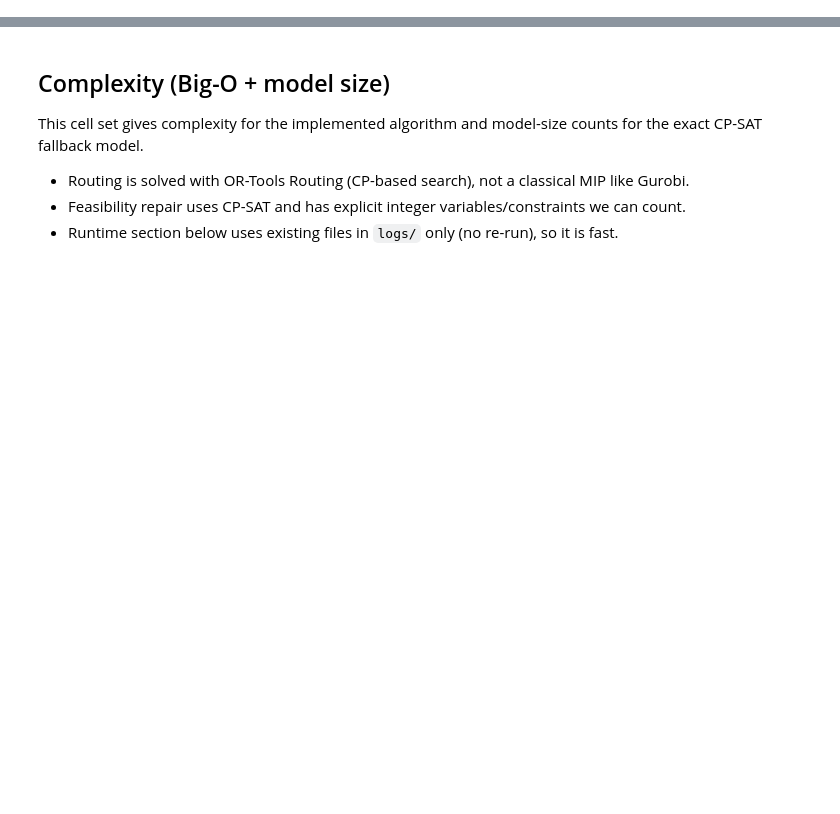
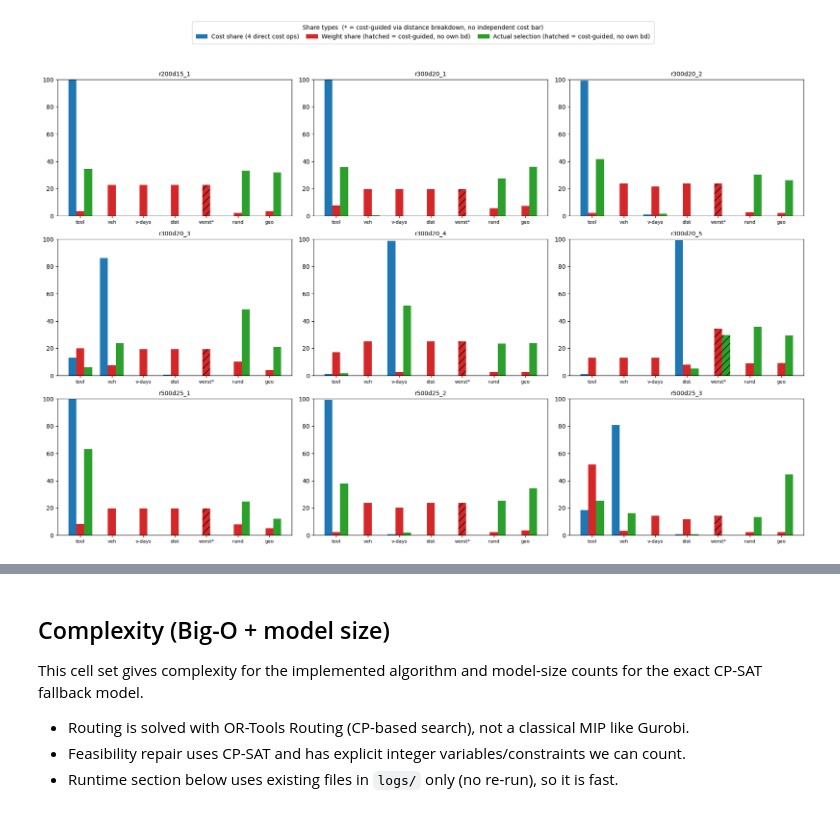
Before and after one commit to Iwe-Coumou/OC_routing, a Jupyter notebook: analysis.ipynb, the cells around one changed output, grey strips where cells are left out. Cells and saved outputs as stored; diff of their text form; code cells hidden in the pictures; blank space fills up the shorter version.

```diff
--- a/analysis.ipynb
+++ b/analysis.ipynb
@@ -194,6 +441,8 @@ plt.ylim(0, 1)
 all_ops = ['tool', 'vehicle', 'vehicle_days', 'distance', 'worst_day', 'random', 'geo']
 wb_cols = ['wb_tool', 'wb_vehicle', 'wb_veh_days', 'wb_distance', 'wb_worst', 'wb_random', 'wb_geo']
 bd_cols = ['bd_tool', 'bd_vehicle', 'bd_veh_days', 'bd_distance']
+
+COST_GUIDED_NO_OWN_BD = {'worst_day'}   # cost-guided but no independent breakdown column
 
 names = sorted(dfs.keys())
 cols = 3
@@ -207,55 +456,77 @@ for i, name in enumerate(names):
     df = dfs[name]
     final = df.iloc[-1]
 
-    # 1) Cost share: only defined for the four cost-targeted operators
+
     bd = [final[c] for c in bd_cols]
-    bd_pct = [b / sum(bd) * 100 for b in bd]
+    bd_pct = [b / sum(bd) * 100 for b in bd]  # sums to 100%
 
-    # 2) Weight share across all break operators
+
     wb = [final[c] for c in wb_cols]
     wb_pct = [w / sum(wb) * 100 for w in wb]
 
-    # 3) Actual selection frequency across all break operators
+
     counts = df['break_op'].value_counts()
     total = counts.sum()
     sel_pct = [counts.get(op, 0) / total * 100 for op in all_ops]
 
     x = list(range(len(all_ops)))
     w = 0.25
 
-    # Plot cost share only on first four operator positions
-    bars_cost = ax.bar([j - w for j in x[:4]], bd_pct, w, label='Cost share (cost ops only)', color='tab:blue')
-    bars_weight = ax.bar([j for j in x], wb_pct, w, label='Weight share', color='tab:red')
-    bars_sel = ax.bar([j + w for j in x], sel_pct, w, label='Actual selection', color='tab:green')
+
+    ax.bar([j - w for j in x[:4]], bd_pct, w,
+           label='Cost share (4 direct cost ops)', color='tab:blue')
+
+
+    for j, op in enumerate(all_ops):
+        hatch = '//' if op in COST_GUIDED_NO_OWN_BD else ''
+        ax.bar(j, wb_pct[j], w, color='tab:red', hatch=hatch,
+               label='Weight share (hatched = cost-guided, no own bd)' if (j == 0 or (op in COST_GUIDED_NO_OWN_BD and j == all_ops.index(op))) else '_nolegend_')
+
+
+    for j, op in enumerate(all_ops):
+        hatch = '//' if op in COST_GUIDED_NO_OWN_BD else ''
+        ax.bar(j + w, sel_pct[j], w, color='tab:green', hatch=hatch,
+               label='Actual selection (hatched = cost-guided, no own bd)' if (j == 0 or (op in COST_GUIDED_NO_OWN_BD and j == all_ops.index(op))) else '_nolegend_')
 
     ax.set_xticks(x)
-    ax.set_xticklabels(['tool', 'veh', 'v-days', 'dist', 'worst', 'rand', 'geo'], fontsize=8)
+    ax.set_xticklabels(['tool', 'veh', 'v-days', 'dist', 'worst*', 'rand', 'geo'], fontsize=8)
     ax.set_title(name.replace('challenge_', ''), fontsize=10)
     ax.set_ylim(0, 100)
 
 for i in range(len(names), len(axes)):
     axes[i].set_visible(False)
 
-# One shared, larger legend on top for paper readability
-handles, labels = axes[0].get_legend_handles_labels()
+# Deduplicate legend entries
+seen = set()
+handles_dedup, labels_dedup = [], []
+for ax in axes[:len(names)]:
+    for h, l in zip(*ax.get_legend_handles_labels()):
+        if l not in seen and l != '_nolegend_':
+            seen.add(l)
+            handles_dedup.append(h)
+            labels_dedup.append(l)
+
 fig.legend(
-    handles,
-    labels,
+    handles_dedup, labels_dedup,
     loc='upper center',
-    bbox_to_anchor=(0.5, 1.02),
+    bbox_to_anchor=(0.5, 1.03),
     ncol=3,
     fontsize=10,
     frameon=True,
     borderpad=0.6,
     columnspacing=1.2,
     handlelength=2.0,
     handletextpad=0.6,
     fancybox=True,
     shadow=False,
-    title='Share Types',
-    title_fontsize=11,
+    title='Share types  (* = cost-guided via distance breakdown, no independent cost bar)',
+    title_fontsize=10,
  )
+
+fig.savefig('operator_cost_weight_selection_shares.png', dpi=300, bbox_inches='tight')
 plt.tight_layout(rect=[0, 0, 1, 0.94])
+# %% [output]
+[figure, added]
 # %%
 from scipy.stats import pearsonr
 
```
Also changed, not shown: parts of 14 cells of this notebook, 1 other file.
